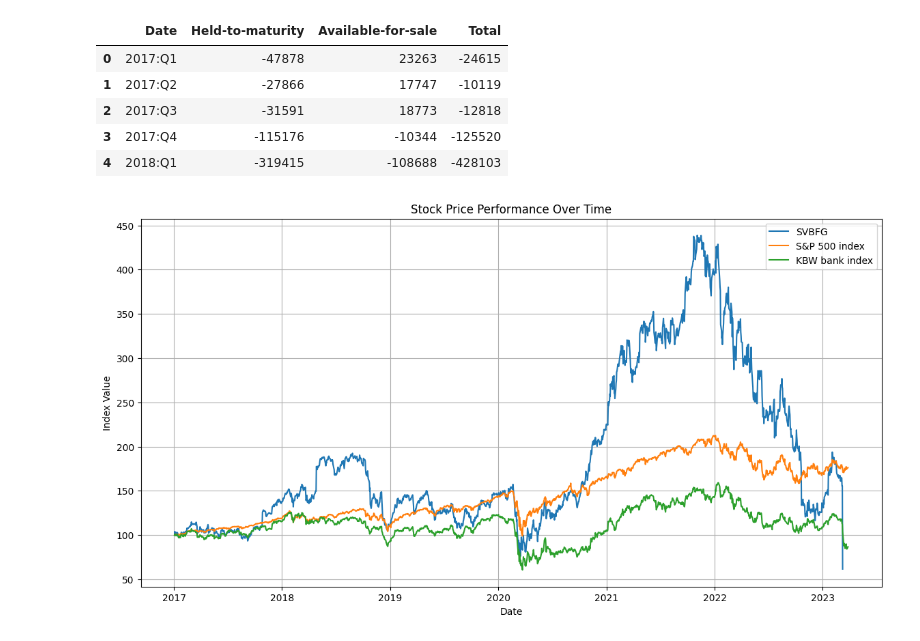
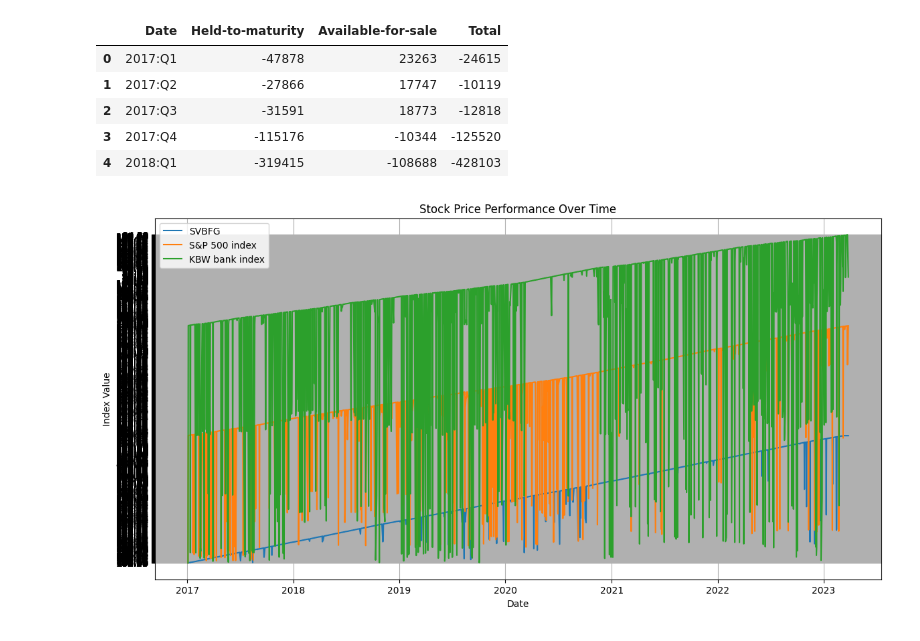
Before and after one commit to deagnani/Silicon-Valley-Failure, a Jupyter notebook: webscrappingprojekt1 (2).ipynb, the cells around one changed output. Cells and saved outputs as stored; diff of their text form; code cells hidden in the pictures.

```diff
--- a/webscrappingprojekt1 (2).ipynb
+++ b/webscrappingprojekt1 (2).ipynb
@@ -37,0 +1,31 @@ Requirement already satisfied: soupsieve>1.2 in c:\users\deivi\appdata\local\pro
+# %%
+import pandas as pd
+import requests
+from bs4 import BeautifulSoup
+url = "https://www.federalreserve.gov/publications/2023-April-SVB-Accessibility-Tables.htm#xfigurea-1-totalassetsgrowthindex-21cafb4b"
+
+
+response = requests.get(url)
+response.raise_for_status()
+
+
+soup = BeautifulSoup(response.content, 'html.parser')
+
+table = soup.find('table', id="c1c8c3ef")
+if table is None:
+    print("No table found with the specified attributes.")
+else:
+    data_list = []
+    headers = [header.get_text(strip=True) for header in table.find_all('th')]
+
+    for row in table.find_all('tr')[1:]:
+        columns = row.find_all(['th', 'td'])
+        if not columns:
+            continue
+        row_data = {headers[i]: columns[i].get_text(strip=True) for i in range(len(columns))}
+        data_list.append(row_data)
+
+
+    stock_price_performance1 = pd.DataFrame(data_list)
+
+stock_price_performance1
@@ -371,26 +324,23 @@ stock_price_performance['SVBFG'] = stock_price_performance['SVBFG'].interpolate(
 # %%
-import pandas as pd
-file_path = r'C:\Users\deivi\Downloads\stock_price_performance.csv'
-stock_price_performance1 = pd.read_csv(file_path)
-stock_price_performance1.head()
+
 import matplotlib.pyplot as plt
 
 
 
 
 stock_price_performance1['Date'] = pd.to_datetime(stock_price_performance1['Date'])
 
 
 plt.figure(figsize=(14, 7))
 plt.plot(stock_price_performance1['Date'], stock_price_performance1['SVBFG'], label='SVBFG', marker='o', linestyle='-', markersize=0)
 plt.plot(stock_price_performance1['Date'], stock_price_performance1['S&P 500 index'], label='S&P 500 index', marker='o', linestyle='-', markersize=0)
 plt.plot(stock_price_performance1['Date'], stock_price_performance1['KBW bank index'], label='KBW bank index', marker='o', linestyle='-', markersize=0)
 
 plt.title('Stock Price Performance Over Time')
 plt.xlabel('Date')
 plt.ylabel('Index Value')
 plt.legend()
 plt.grid(True)
 plt.show()
 # %% [output]
-[figure, old version]
+[figure, new version]
```
Also changed, not shown: parts of 20 cells of this notebook.
